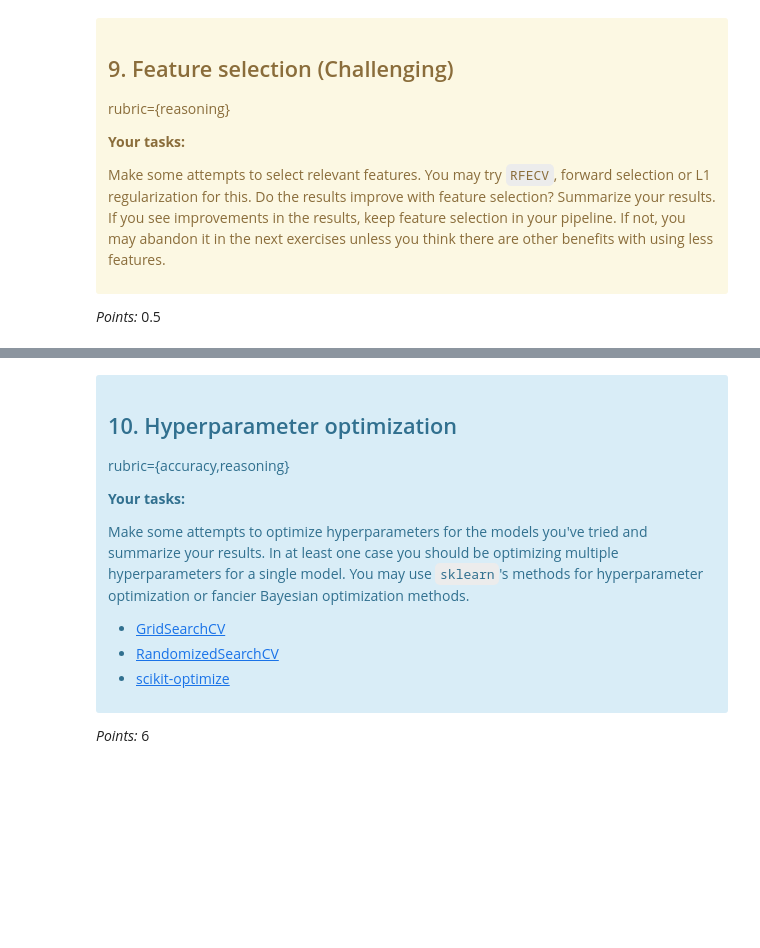
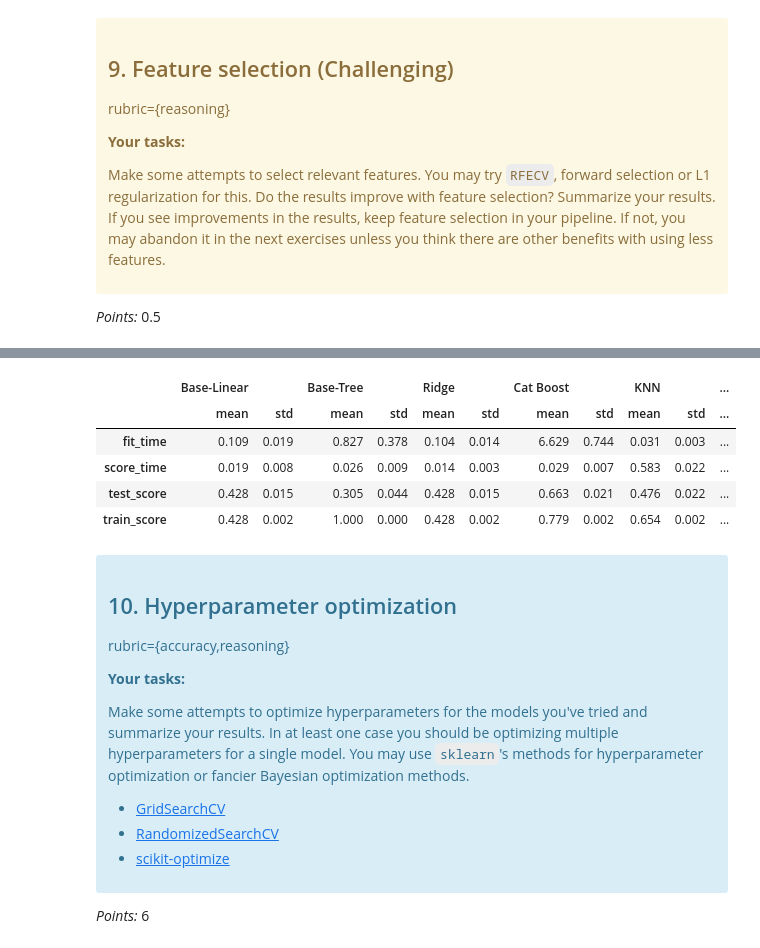
Before and after one commit to UBC-MDS/NYC_airbnb_notebook, a Jupyter notebook: lab4_waiel.ipynb, the cells around one changed output, grey strips where cells are left out. Cells and saved outputs as stored; diff of their text form; code cells hidden in the pictures; blank space fills up the shorter version.

Commit message:
Added Feature importances

```diff
--- a/lab4_waiel.ipynb
+++ b/lab4_waiel.ipynb
@@ -634,3 +717,68 @@ Ellipsis
+# %%
+from sklearn.feature_selection import RFECV
+from sklearn.ensemble import RandomForestRegressor
+from sklearn.feature_selection import SequentialFeatureSelector
+from sklearn.feature_selection import SelectFromModel
+from sklearn.linear_model import Lasso
+from sklearn.linear_model import Ridge
+
+pipe_rfe = make_pipeline(
+    preprocessor,
+    RFECV(RandomForestRegressor()),
+    CatBoostRegressor(verbose=0, random_state=123)
+)
+pipe_forward = make_pipeline(
+    preprocessor,
+    SequentialFeatureSelector(Ridge(), direction='forward'),
+    CatBoostRegressor(verbose=0, random_state=123)
+)
+pipe_lasso = make_pipeline(
+    preprocessor,
+    SelectFromModel(Lasso(alpha=0.01)),
+    CatBoostRegressor(verbose=0, random_state=123)
+)
+
+# cross validation for
+cross_val_results["Cat Boost Feat. RFR"] = pd.DataFrame(cross_validate(
+    pipe_rfe,
+    X_train,
+    y_train,
+    cv=10,
+    n_jobs=-1,
+    scoring="r2",
+    return_train_score=True,
+)).agg(['mean','std']).round(3).T
+
+# cross validation for
+cross_val_results["Cat Boost Feat. Ridge"] = pd.DataFrame(cross_validate(
+    pipe_forward,
+    X_train,
+    y_train,
+    cv=10,
+    n_jobs=-1,
+    scoring="r2",
+    return_train_score=True,
+)).agg(['mean','std']).round(3).T
+
+# cross validation for
+cross_val_results["Cat Boost Feat. Lasso"] = pd.DataFrame(cross_validate(
+    pipe_lasso,
+    X_train,
+    y_train,
+    cv=10,
+    n_jobs=-1,
+    scoring="r2",
+    return_train_score=True,
+)).agg(['mean','std']).round(3).T
+
+pd.concat(cross_val_results, axis=1)
+# %% [output]
+|  | Base-Linear |  | Base-Tree |  | Ridge |  | Cat Boost |  | KNN |  | ... |
+|  | mean | std | mean | std | mean | std | mean | std | mean | std | ... |
+| fit_time | 0.109 | 0.019 | 0.827 | 0.378 | 0.104 | 0.014 | 6.629 | 0.744 | 0.031 | 0.003 | ... |
+| score_time | 0.019 | 0.008 | 0.026 | 0.009 | 0.014 | 0.003 | 0.029 | 0.007 | 0.583 | 0.022 | ... |
+| test_score | 0.428 | 0.015 | 0.305 | 0.044 | 0.428 | 0.015 | 0.663 | 0.021 | 0.476 | 0.022 | ... |
+| train_score | 0.428 | 0.002 | 1.000 | 0.000 | 0.428 | 0.002 | 0.779 | 0.002 | 0.654 | 0.002 | ... |
 # %% [markdown]
 <!-- END QUESTION -->
 
```
Also changed, not shown: parts of 17 cells of this notebook.
